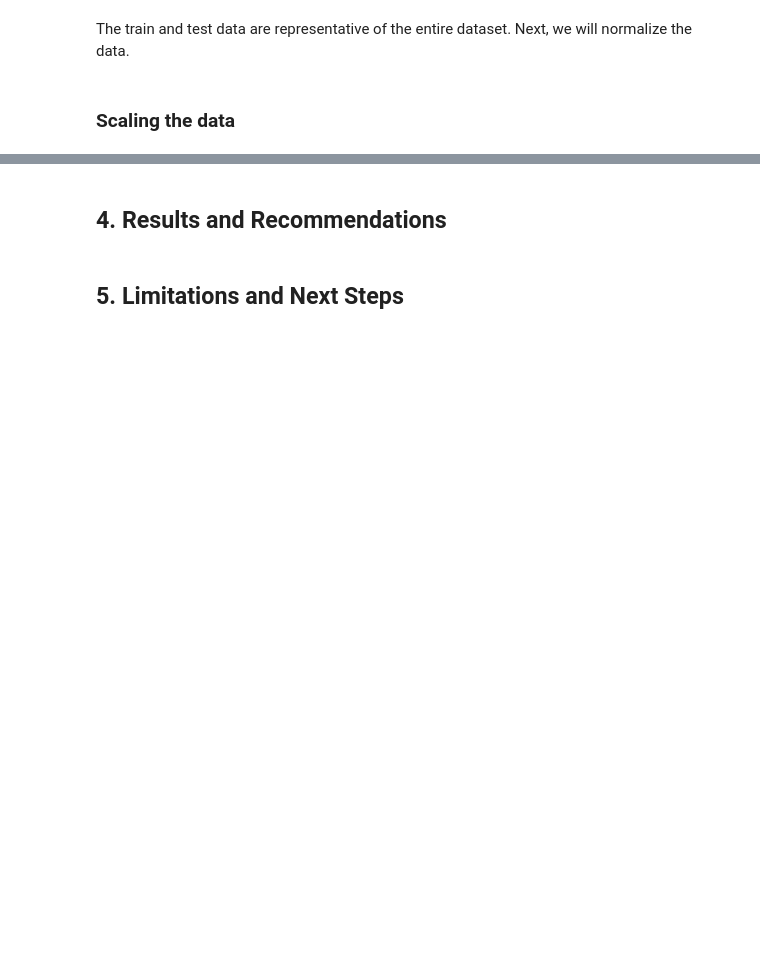
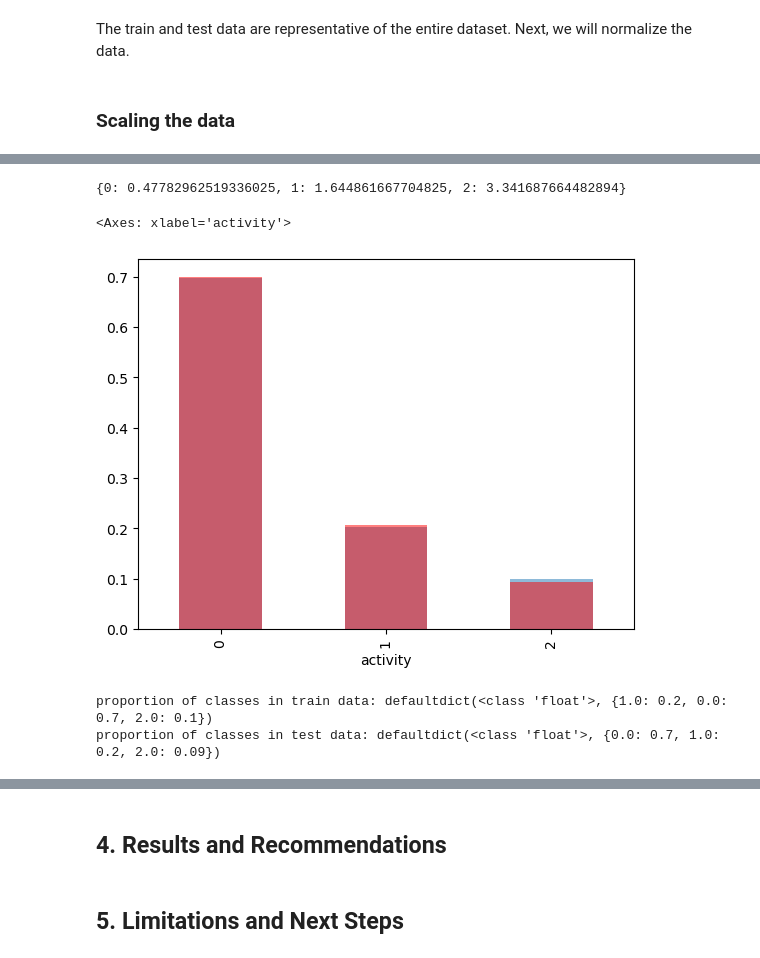
Before and after one commit to setare92-ha/activity_recognition_project, a Jupyter notebook: main.ipynb, the cells around one changed output, grey strips where cells are left out. Drawn from its saved outputs; the diff is of its cells as text; code cells hidden in the pictures; blank space fills up the shorter version.

```diff
--- a/main.ipynb
+++ b/main.ipynb
@@ -445,2 +625,8 @@ The train and test data are representative of the entire dataset. Next, we will
 # %% [markdown]
 ### Scaling the data
+# %%
+scaler = StandardScaler()
+scaler.fit_transform(dft_train[['x','y','z']])
+
+y_train = dft_train['activity'].map(activity_map)
+y_test = dft_test['activity'].map(activity_map)
@@ -446,0 +864,34 @@ The train and test data are representative of the entire dataset. Next, we will
+# %%
+class_weights = compute_class_weight(
+    class_weight='balanced',
+    classes=np.unique(y_train),
+    y=y_train
+)
+class_weights_dict = dict(enumerate(class_weights))
+class_weights_dict
+# %% [output]
+{0: 0.47782962519336025, 1: 1.644861667704825, 2: 3.341687664482894}
+# %%
+fig, ax = plt.subplots()
+y_train.value_counts(normalize=True).plot(kind='bar', ax=ax, alpha=0.5)
+y_test.value_counts(normalize=True).plot(kind='bar', ax=ax, color='red', alpha=0.5)
+# %% [output]
+<Axes: xlabel='activity'>
+[figure, added]
+# %%
+from collections import Counter, defaultdict
+
+def count_normalize(arr):
+    counter_normalized = defaultdict(float)
+    for key in Counter(arr):
+        counter_normalized[key] = round(Counter(arr)[key]/arr.shape[0],2)
+    return counter_normalized
+
+train_win_class_counts = count_normalize(y_train_windowed)
+test_win_class_counts = count_normalize(y_test_windowed)
+
+print('proportion of classes in train data:', train_win_class_counts)
+print('proportion of classes in test data:', test_win_class_counts)
+# %% [output]
+proportion of classes in train data: defaultdict(<class 'float'>, {1.0: 0.2, 0.0: 0.7, 2.0: 0.1})
+proportion of classes in test data: defaultdict(<class 'float'>, {0.0: 0.7, 1.0: 0.2, 2.0: 0.09})
```
Also changed, not shown: parts of 45 cells of this notebook.
